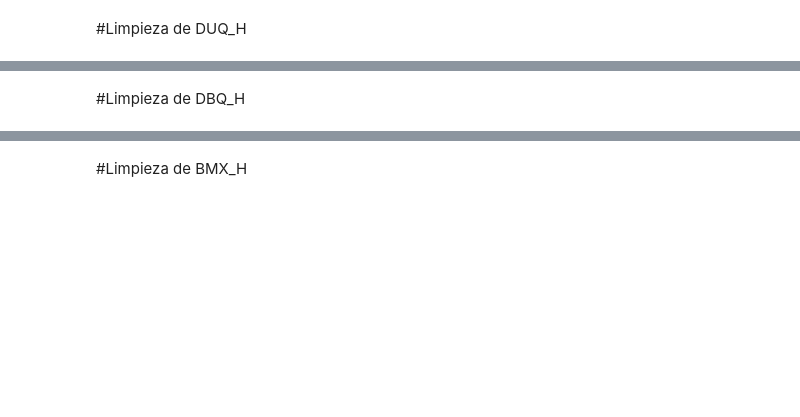
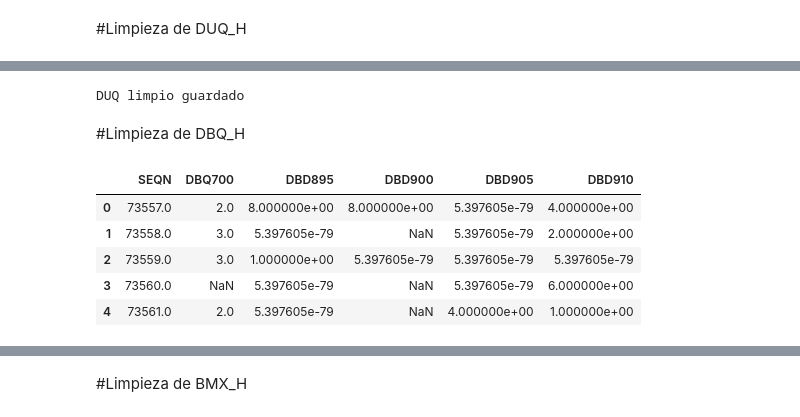
Before and after one commit to salva1984/kokoa-analisis-salud-mental, a Jupyter notebook: notebooks/04_limpieza_G2.ipynb, the cells around one changed output, grey strips where cells are left out. Saved outputs shown, nothing was run; the diff lists cells and outputs as text; code cells hidden in the pictures; blank space fills up the shorter version.

```diff
--- a/notebooks/04_limpieza_G2.ipynb
+++ b/notebooks/04_limpieza_G2.ipynb
@@ -69,11 +208,20 @@ duq.isna().sum()
 # %%
-duq.to_csv("../data/processed/DUQ_H_limpio.csv", index=False)
+duq.to_csv("/content/drive/MyDrive/kokoa-analisis-salud-mental-codespace-refactored-xylophone-g4566pggg7r9hw9jv/data/processed/DUQ_H_limpio.csv", index=False)
 print("DUQ limpio guardado")
+# %% [output]
+DUQ limpio guardado
 # %% [markdown]
 #Limpieza de DBQ_H
 # %%
-dbq = pd.read_csv("../data/interim/dbq_h_columnas.csv")
+dbq = pd.read_csv("/content/drive/MyDrive/kokoa-analisis-salud-mental-codespace-refactored-xylophone-g4566pggg7r9hw9jv/data/interim/dbq_h_columnas.csv")
 dbq.head()
+# %% [output]
+|  | SEQN | DBQ700 | DBD895 | DBD900 | DBD905 | DBD910 |
+| 0 | 73557.0 | 2.0 | 8.000000e+00 | 8.000000e+00 | 5.397605e-79 | 4.000000e+00 |
+| 1 | 73558.0 | 3.0 | 5.397605e-79 | NaN | 5.397605e-79 | 2.000000e+00 |
+| 2 | 73559.0 | 3.0 | 1.000000e+00 | 5.397605e-79 | 5.397605e-79 | 5.397605e-79 |
+| 3 | 73560.0 | NaN | 5.397605e-79 | NaN | 5.397605e-79 | 6.000000e+00 |
+| 4 | 73561.0 | 2.0 | 5.397605e-79 | NaN | 4.000000e+00 | 1.000000e+00 |
 # %%
 DBQ_COLS = dbq.columns.tolist()
 dbq = dbq[DBQ_COLS].copy()
```
Also changed, not shown: parts of 24 cells of this notebook.
